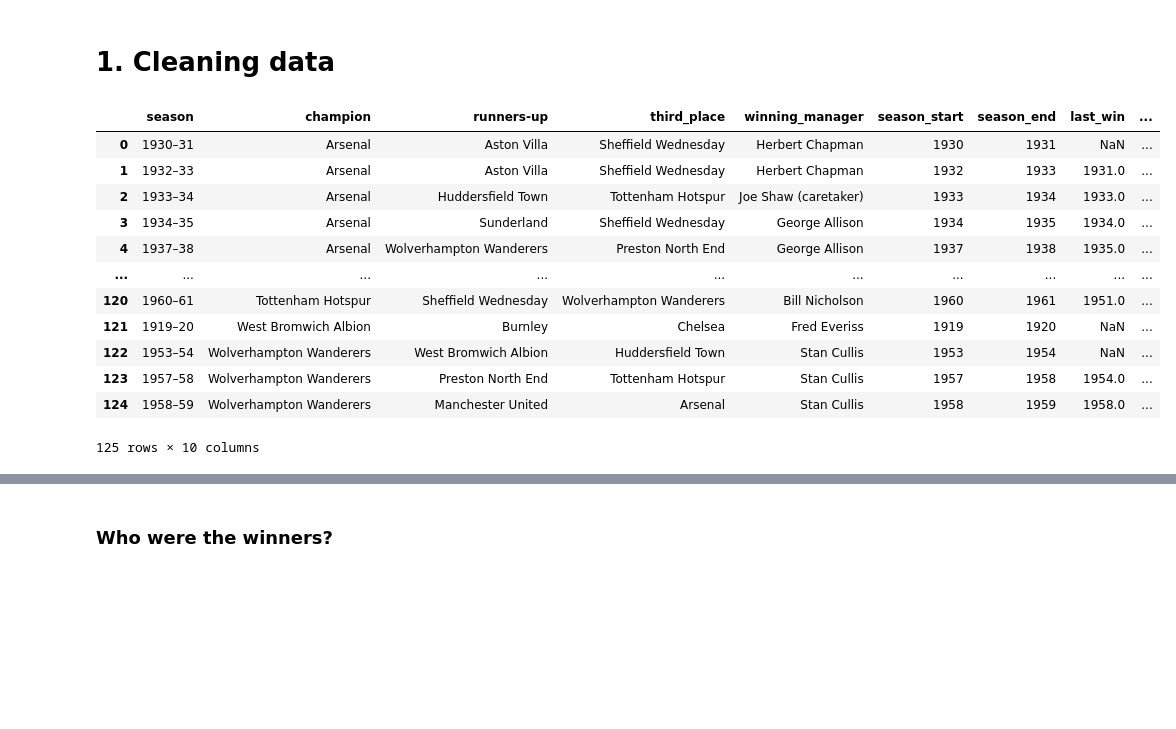
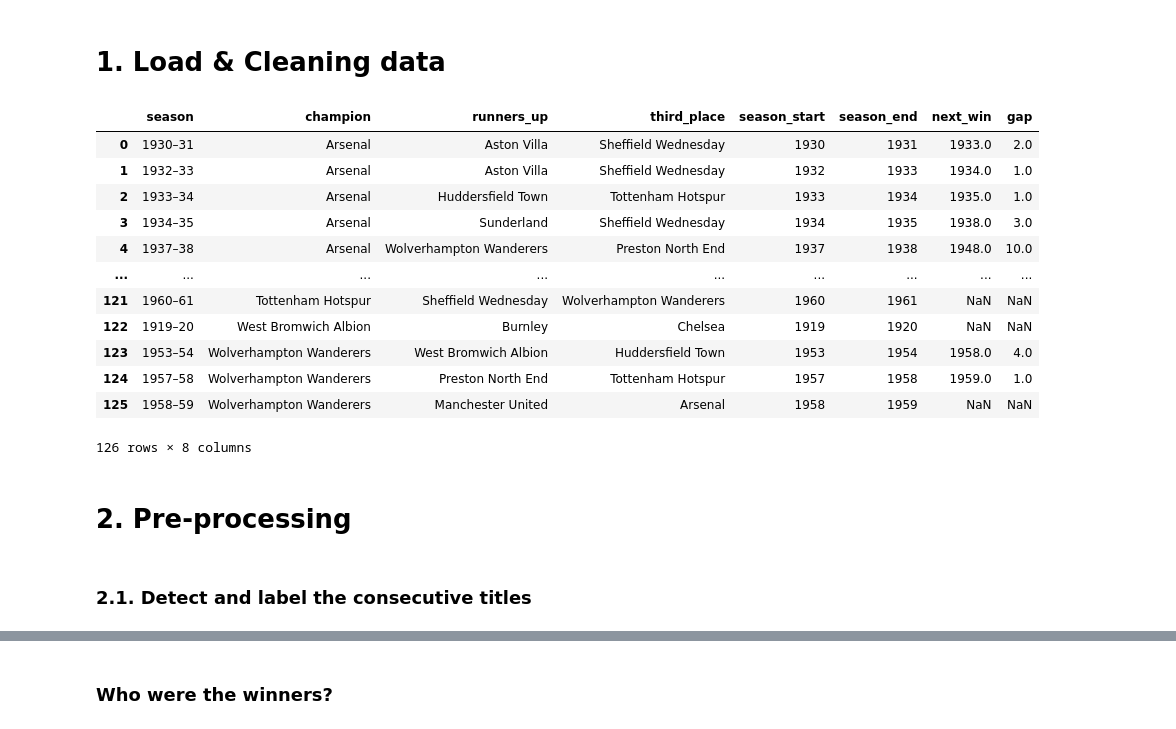
Before and after one commit to rayonjuly/rayopublic, a Jupyter notebook: 7. Longest period between EPL Titles/11. Longest period between EPL titles/longest_period_between_EPL_titles.ipynb, the cells around one changed output, grey strips where cells are left out. Drawn from its saved outputs; the diff is of its cells as text; code cells hidden in the pictures; blank space fills up the shorter version.

```diff
--- a/7. Longest period between EPL Titles/11. Longest period between EPL titles/longest_period_between_EPL_titles.ipynb
+++ b/7. Longest period between EPL Titles/11. Longest period between EPL titles/longest_period_between_EPL_titles.ipynb
@@ -12,50 +12,52 @@ def normalize_column_name(col):
     col = re.sub('(\n|\t)', '', col) # replace \n and \t with ''
     col = col.lower() # lower
     col = re.sub(' ', '_', col) # repace ' ' with '_'
+    col = re.sub('-', '_', col) # repace ' ' with '_'
     col = unidecode(col) # remove accent
     return col
 
-def del_column(df, col_list):
+def del_column(laliga, col_list):
     rem = [i for i in df.columns if i not in col_list]
     df = df[rem]
     return df
 # %% [markdown]
-# 1. Cleaning data
+# 1. Load & Cleaning data
 # %%
 l = pd.read_html('https://en.wikipedia.org/wiki/List_of_English_football_champions')
-df = l[1]
-df.columns = [i[0] for i in df.columns]
-df = (df[~  ((df['Ed.'].str.contains('\(')) | (df['Champions (number of titles)'].str.contains('War')))])
-df.columns = [normalize_column_name(i) for i in df.columns]
-df = df.rename({'champions_(number_of_titles)': 'champion'}, axis = 1)
-df = df.loc[:,['season', 'champion', 'runners-up', 'third_place', 'winning_manager']]
-df.champion = df.champion.str.extract('(^[\w\s]+)')
-df.champion = df.champion.str.strip()
+df = l[2]
+df.columns = [normalize_column_name(i[0]) for i in df.columns]
 
 df = (
     df
-    .assign(season_start = lambda df_: df_.season.apply(lambda x: int(x[:4])))
-    .assign(season_end = lambda df_: df_.season_start + 1)
-    .sort_values(by = ['champion', 'season_end'], ignore_index=True)
+    .rename({'champions_(number_of_titles)': 'champion'}, axis = 1)
+    .loc[:,['season', 'champion', 'runners_up', 'third_place']]
 )
 
-df['last_win'] = df.groupby('champion')['season_end'].shift(1)
-df['next_win'] = df.groupby('champion')['season_end'].shift(-1)
-df['gap'] = df['next_win'] - df['season_end']
+df = df[~ ((df['champion'].str.contains('War')) | (df['season'].str.contains(r'\('))) ]
 
-df = df.replace('The Wednesday', 'Sheffield Wednesday')
+df = (
+    df
+    .assign(champion =              lambda df_: df_['champion'].str.extract(r'(^[\w\s]+)')[0].str.strip())
+    .assign(runners_up =            lambda df_: df_['runners_up'].str.extract(r'(^[\w\s]+)')[0].str.strip())
+    .assign(season_start =          lambda df_: df_.season.apply(lambda x: int(x[:4])))
+    .assign(season_end =            lambda df_: df_.season_start + 1)
+    .sort_values(by = ['champion', 'season_end'], ignore_index=True)
+    .assign(next_win =              lambda df_: df_.groupby('champion')['season_end'].shift(-1))
+    .assign(gap =                   lambda df_: df_['next_win'] - df_['season_end'])
+    .replace('The Wednesday', 'Sheffield Wednesday')
+)
 df
 # %% [output]
-|  | season | champion | runners-up | third_place | winning_manager | season_start | season_end | last_win | ... |
-| 0 | 1930–31 | Arsenal | Aston Villa | Sheffield Wednesday | Herbert Chapman | 1930 | 1931 | NaN | ... |
-| 1 | 1932–33 | Arsenal | Aston Villa | Sheffield Wednesday | Herbert Chapman | 1932 | 1933 | 1931.0 | ... |
-| 2 | 1933–34 | Arsenal | Huddersfield Town | Tottenham Hotspur | Joe Shaw (caretaker) | 1933 | 1934 | 1933.0 | ... |
-| 3 | 1934–35 | Arsenal | Sunderland | Sheffield Wednesday | George Allison | 1934 | 1935 | 1934.0 | ... |
-| 4 | 1937–38 | Arsenal | Wolverhampton Wanderers | Preston North End | George Allison | 1937 | 1938 | 1935.0 | ... |
-| ... | ... | ... | ... | ... | ... | ... | ... | ... | ... |
-| 120 | 1960–61 | Tottenham Hotspur | Sheffield Wednesday | Wolverhampton Wanderers | Bill Nicholson | 1960 | 1961 | 1951.0 | ... |
-| 121 | 1919–20 | West Bromwich Albion | Burnley | Chelsea | Fred Everiss | 1919 | 1920 | NaN | ... |
-| 122 | 1953–54 | Wolverhampton Wanderers | West Bromwich Albion | Huddersfield Town | Stan Cullis | 1953 | 1954 | NaN | ... |
-| 123 | 1957–58 | Wolverhampton Wanderers | Preston North End | Tottenham Hotspur | Stan Cullis | 1957 | 1958 | 1954.0 | ... |
-| 124 | 1958–59 | Wolverhampton Wanderers | Manchester United | Arsenal | Stan Cullis | 1958 | 1959 | 1958.0 | ... |
+|  | season | champion | runners_up | third_place | season_start | season_end | next_win | gap |
+| 0 | 1930–31 | Arsenal | Aston Villa | Sheffield Wednesday | 1930 | 1931 | 1933.0 | 2.0 |
+| 1 | 1932–33 | Arsenal | Aston Villa | Sheffield Wednesday | 1932 | 1933 | 1934.0 | 1.0 |
+| 2 | 1933–34 | Arsenal | Huddersfield Town | Tottenham Hotspur | 1933 | 1934 | 1935.0 | 1.0 |
+| 3 | 1934–35 | Arsenal | Sunderland | Sheffield Wednesday | 1934 | 1935 | 1938.0 | 3.0 |
+| 4 | 1937–38 | Arsenal | Wolverhampton Wanderers | Preston North End | 1937 | 1938 | 1948.0 | 10.0 |
+| ... | ... | ... | ... | ... | ... | ... | ... | ... |
+| 121 | 1960–61 | Tottenham Hotspur | Sheffield Wednesday | Wolverhampton Wanderers | 1960 | 1961 | NaN | NaN |
+| 122 | 1919–20 | West Bromwich Albion | Burnley | Chelsea | 1919 | 1920 | NaN | NaN |
+| 123 | 1953–54 | Wolverhampton Wanderers | West Bromwich Albion | Huddersfield Town | 1953 | 1954 | 1958.0 | 4.0 |
+| 124 | 1957–58 | Wolverhampton Wanderers | Preston North End | Tottenham Hotspur | 1957 | 1958 | 1959.0 | 1.0 |
+| 125 | 1958–59 | Wolverhampton Wanderers | Manchester United | Arsenal | 1958 | 1959 | NaN | NaN |
-125 rows × 10 columns
+126 rows × 8 columns
@@ -64,3 +64,7 @@ df = del_column(df, ['lientiep_label'])
+# %% [markdown]
+# 2. Pre-processing
+# %% [markdown]
+### 2.1. Detect and label the consecutive titles
 # %%
 def label_consecutive(manu):
     manu = manu.sort_values('season_end').reset_index(drop=True)
```
Also changed, not shown: parts of 10 cells of this notebook, 2 other files.
